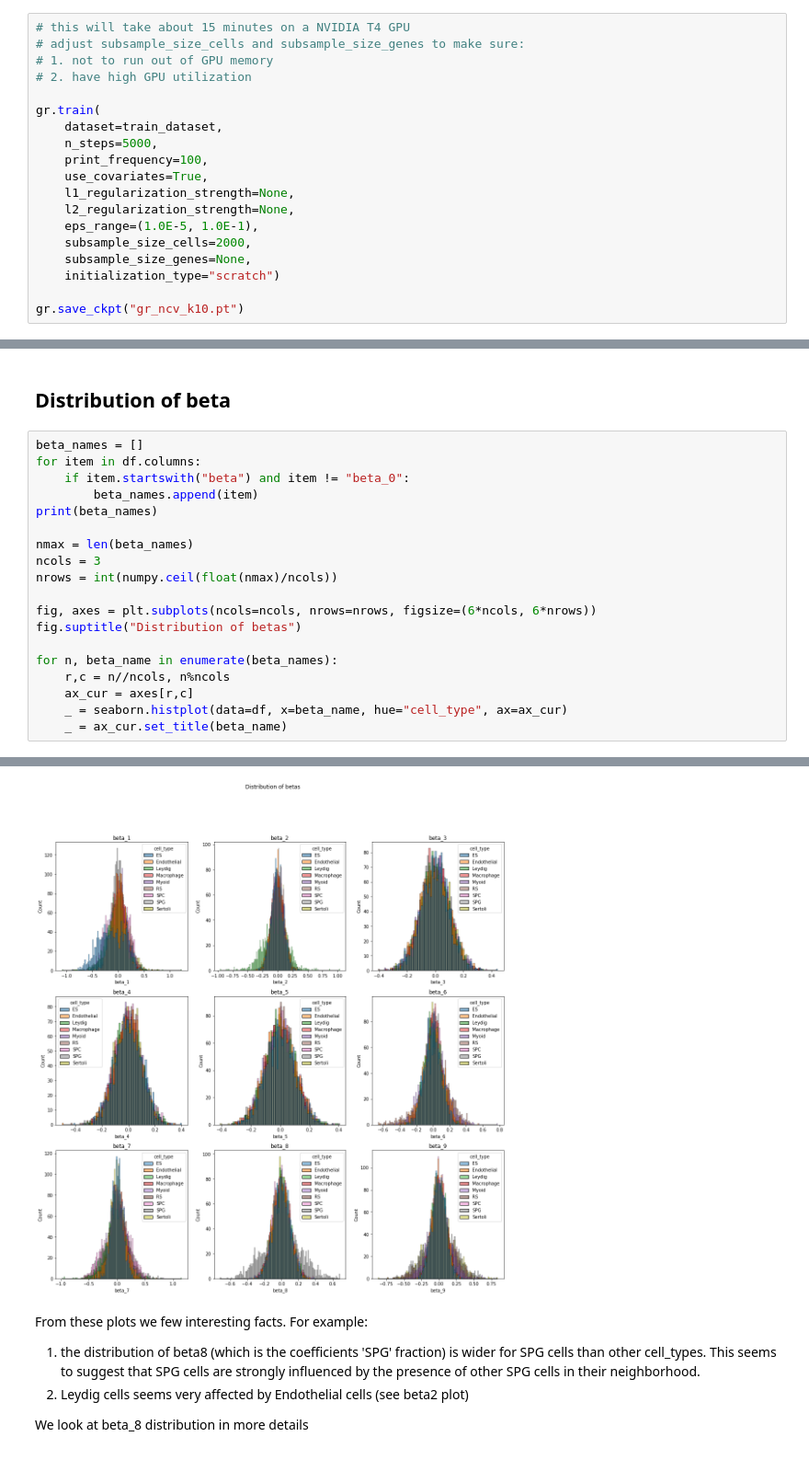
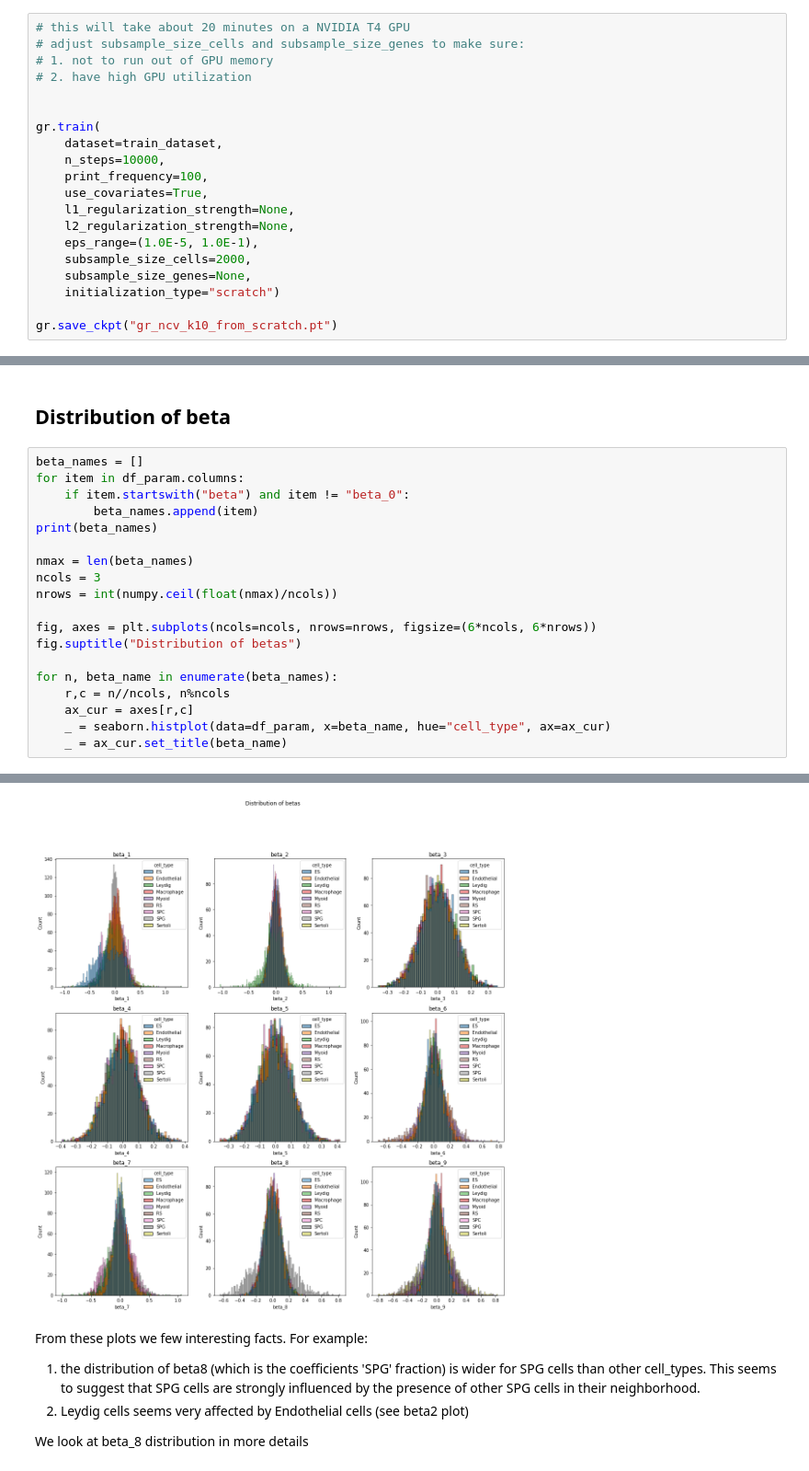
Before and after one commit to broadinstitute/tissue_purifier, a Jupyter notebook: notebooks/notebook3.ipynb, the cells around one changed output, grey strips where cells are left out. Shown at 92% size. Saved outputs shown, nothing was run; the diff lists cells and outputs as text.

```diff
--- a/notebooks/notebook3.ipynb
+++ b/notebooks/notebook3.ipynb
@@ -217,14 +217,15 @@ for c, (dataset, title) in enumerate(zip([train_dataset, test_dataset, val_datas
 gr = GeneRegression()
 gr.configure_optimizer(optimizer_type='adam', lr=5E-4)
 # %%
-# this will take about 15 minutes on a NVIDIA T4 GPU
+# this will take about 20 minutes on a NVIDIA T4 GPU
 # adjust subsample_size_cells and subsample_size_genes to make sure:
 # 1. not to run out of GPU memory
 # 2. have high GPU utilization
 
+
 gr.train(
     dataset=train_dataset,
-    n_steps=5000,
+    n_steps=10000,
     print_frequency=100,
     use_covariates=True,
     l1_regularization_strength=None,
@@ -234,6 +235,6 @@ gr.train(
     subsample_size_genes=None,
     initialization_type="scratch")
 
-gr.save_ckpt("gr_ncv_k10.pt")
+gr.save_ckpt("gr_ncv_k10_from_scratch.pt")
 # %% [output]
 training from scratch
@@ -358,26 +359,26 @@ _ = ax.set_title("Distribution of beta0, i.e. log of rate")
 ## Distribution of beta
 # %%
 beta_names = []
-for item in df.columns:
+for item in df_param.columns:
     if item.startswith("beta") and item != "beta_0":
         beta_names.append(item)
 print(beta_names)
 
 nmax = len(beta_names)
 ncols = 3
 nrows = int(numpy.ceil(float(nmax)/ncols))
 
 fig, axes = plt.subplots(ncols=ncols, nrows=nrows, figsize=(6*ncols, 6*nrows))
 fig.suptitle("Distribution of betas")
 
 for n, beta_name in enumerate(beta_names):
     r,c = n//ncols, n%ncols
     ax_cur = axes[r,c]
-    _ = seaborn.histplot(data=df, x=beta_name, hue="cell_type", ax=ax_cur)
+    _ = seaborn.histplot(data=df_param, x=beta_name, hue="cell_type", ax=ax_cur)
     _ = ax_cur.set_title(beta_name)
 # %% [output]
 ['beta_1', 'beta_2', 'beta_3', 'beta_4', 'beta_5', 'beta_6', 'beta_7', 'beta_8', 'beta_9']
-[figure, old version]
+[figure, new version]
 # %% [markdown]
 From these plots we few interesting facts.
 For example:
```
Also changed, not shown: parts of 14 cells of this notebook, 2 other files.
